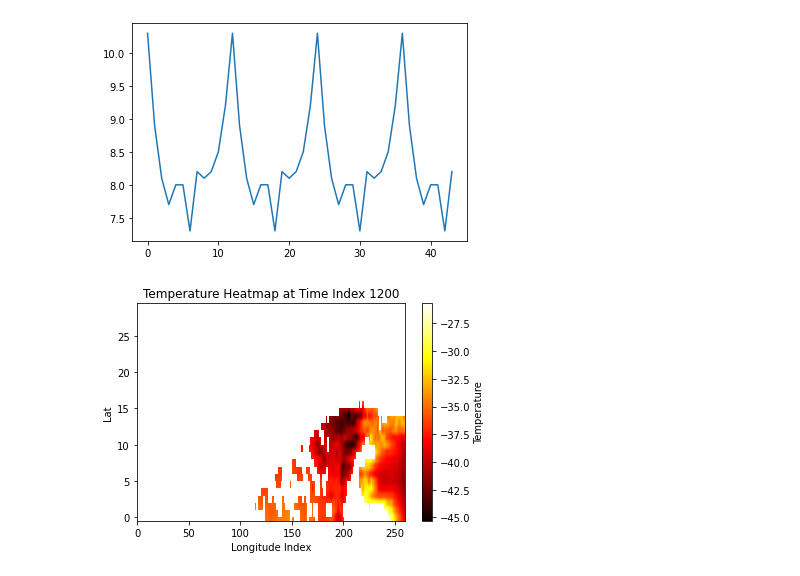
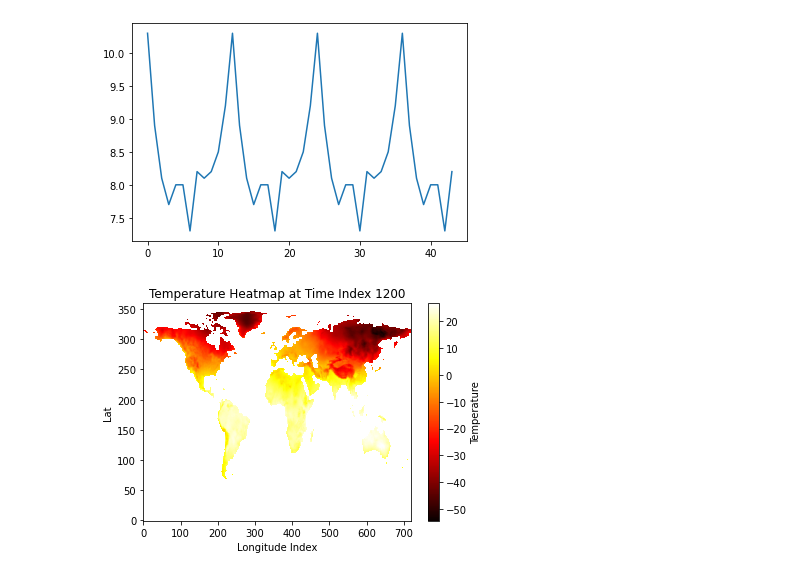
Before and after one commit to LeoausderDose/Praktikum_AWI, a Jupyter notebook: ImportTMax.ipynb, the cells around one changed output. Cells and saved outputs as stored; diff of their text form; code cells hidden in the pictures.

Commit message:
Plotting Delta T

```diff
--- a/ImportTMax.ipynb
+++ b/ImportTMax.ipynb
@@ -61,13 +214,13 @@ plt.plot(temperature_difference.isel(time =range(3,47, 1),lat = 330, lon = 265))
 [figure]
 # %%
 time_index = 1200
-temperature_data = TMin.isel(time=time_index,lon = range(0,260), lat = range(330,360)).tmn
+temperature_data = TMin.isel(time=time_index).tmn#,lon = range(0,260), lat = range(330,360)).tmn
 
 plt.imshow(temperature_data, cmap='hot', origin='lower', aspect='auto')
 plt.colorbar(label='Temperature')
 plt.title(f'Temperature Heatmap at Time Index {time_index}')
 plt.xlabel('Longitude Index')
 plt.ylabel('Lat')
 plt.show()
 # %% [output]
-[figure, old version]
+[figure, new version]
```
Also changed, not shown: parts of 20 cells of this notebook, 11 other files.
